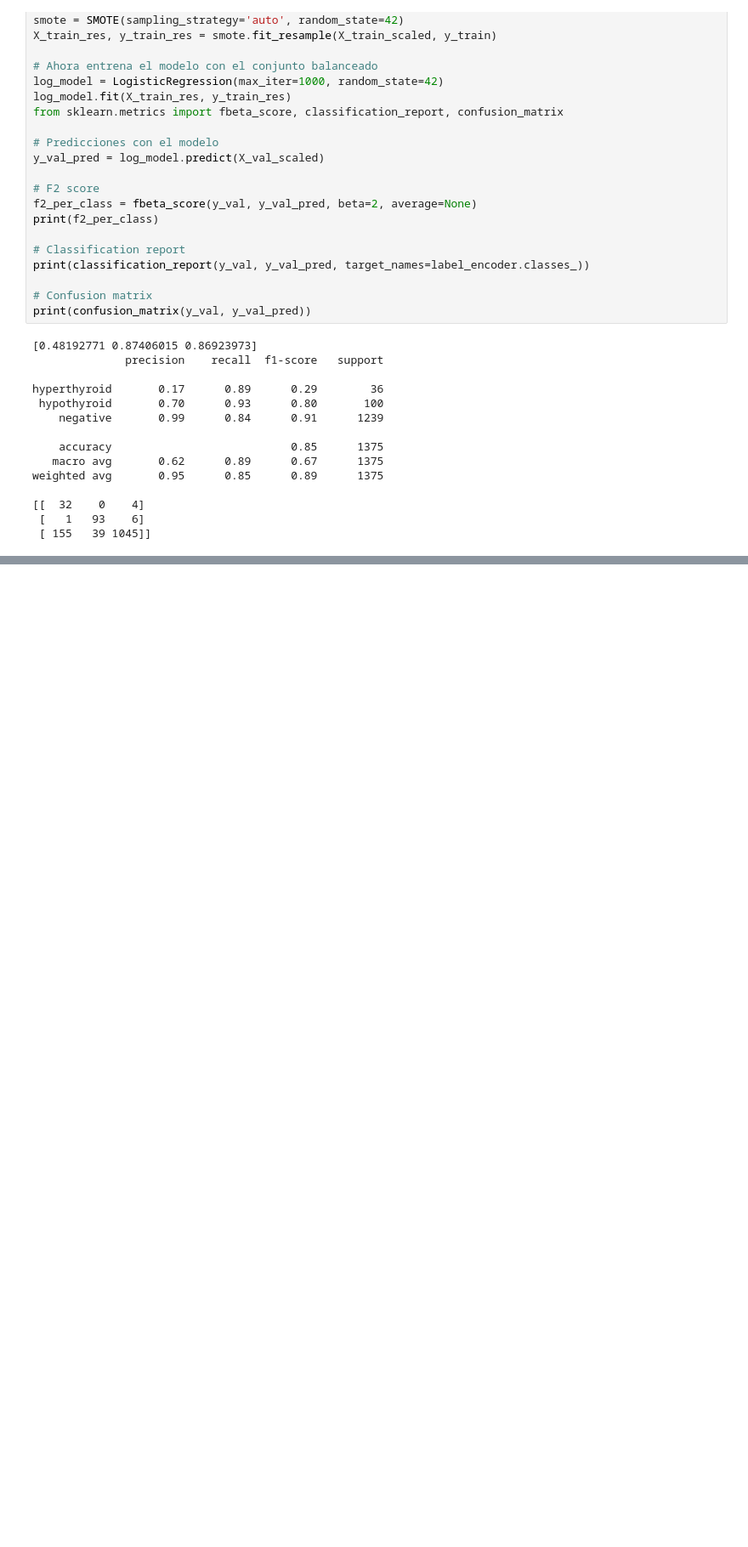
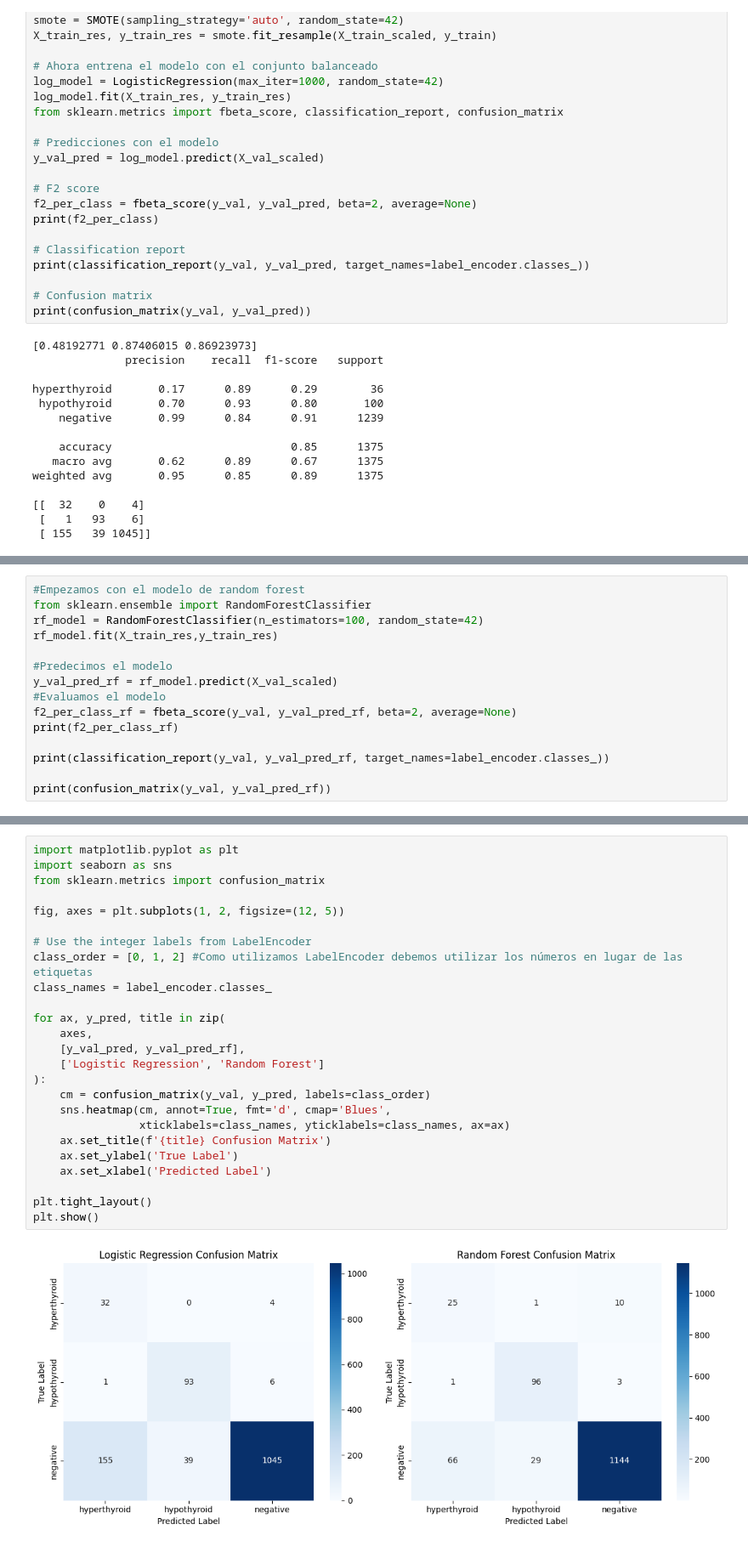
Before and after one commit to SergioReigosa/ia25-master-main, a Jupyter notebook: sergio_ejercicios/tiroides/tiroides_red_sergio.ipynb, the cells around one changed output, grey strips where cells are left out. Shown at 85% size. Cells and saved outputs as stored; diff of their text form; blank space fills up the shorter version.

```diff
--- a/sergio_ejercicios/tiroides/tiroides_red_sergio.ipynb
+++ b/sergio_ejercicios/tiroides/tiroides_red_sergio.ipynb
@@ -607,0 +610,15 @@ weighted avg       0.95      0.85      0.89      1375
+# %%
+#Empezamos con el modelo de random forest
+from sklearn.ensemble import RandomForestClassifier
+rf_model = RandomForestClassifier(n_estimators=100, random_state=42)
+rf_model.fit(X_train_res,y_train_res)
+
+#Predecimos el modelo
+y_val_pred_rf = rf_model.predict(X_val_scaled)
+#Evaluamos el modelo
+f2_per_class_rf = fbeta_score(y_val, y_val_pred_rf, beta=2, average=None)
+print(f2_per_class_rf)
+
+print(classification_report(y_val, y_val_pred_rf, target_names=label_encoder.classes_))
+
+print(confusion_matrix(y_val, y_val_pred_rf))
@@ -607,0 +640,27 @@ weighted avg       0.95      0.85      0.89      1375
+# %%
+import matplotlib.pyplot as plt
+import seaborn as sns
+from sklearn.metrics import confusion_matrix
+
+fig, axes = plt.subplots(1, 2, figsize=(12, 5))
+
+# Use the integer labels from LabelEncoder
+class_order = [0, 1, 2] #Como utilizamos LabelEncoder debemos utilizar los números en lugar de las etiquetas
+class_names = label_encoder.classes_
+
+for ax, y_pred, title in zip(
+    axes,
+    [y_val_pred, y_val_pred_rf],
+    ['Logistic Regression', 'Random Forest']
+):
+    cm = confusion_matrix(y_val, y_pred, labels=class_order)
+    sns.heatmap(cm, annot=True, fmt='d', cmap='Blues',
+                xticklabels=class_names, yticklabels=class_names, ax=ax)
+    ax.set_title(f'{title} Confusion Matrix')
+    ax.set_ylabel('True Label')
+    ax.set_xlabel('Predicted Label')
+
+plt.tight_layout()
+plt.show()
+# %% [output]
+[figure, added]
```
Also changed, not shown: parts of 3 cells of this notebook, 1 other file.
